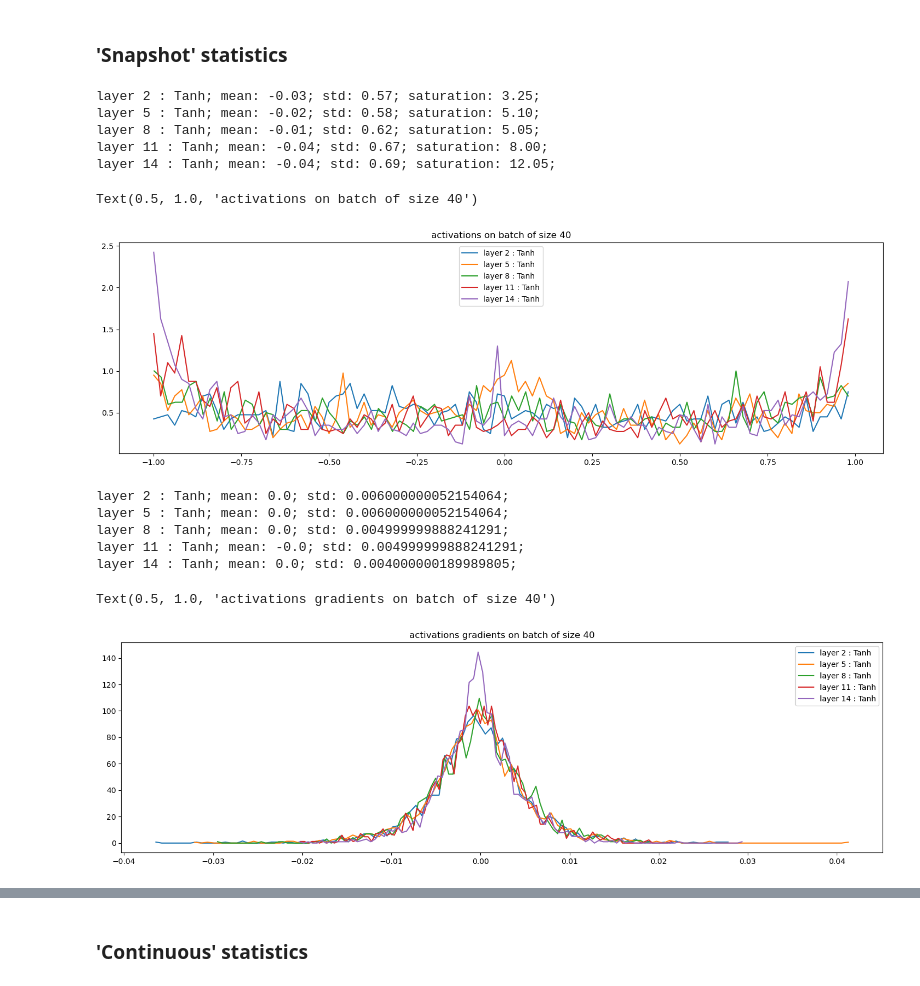
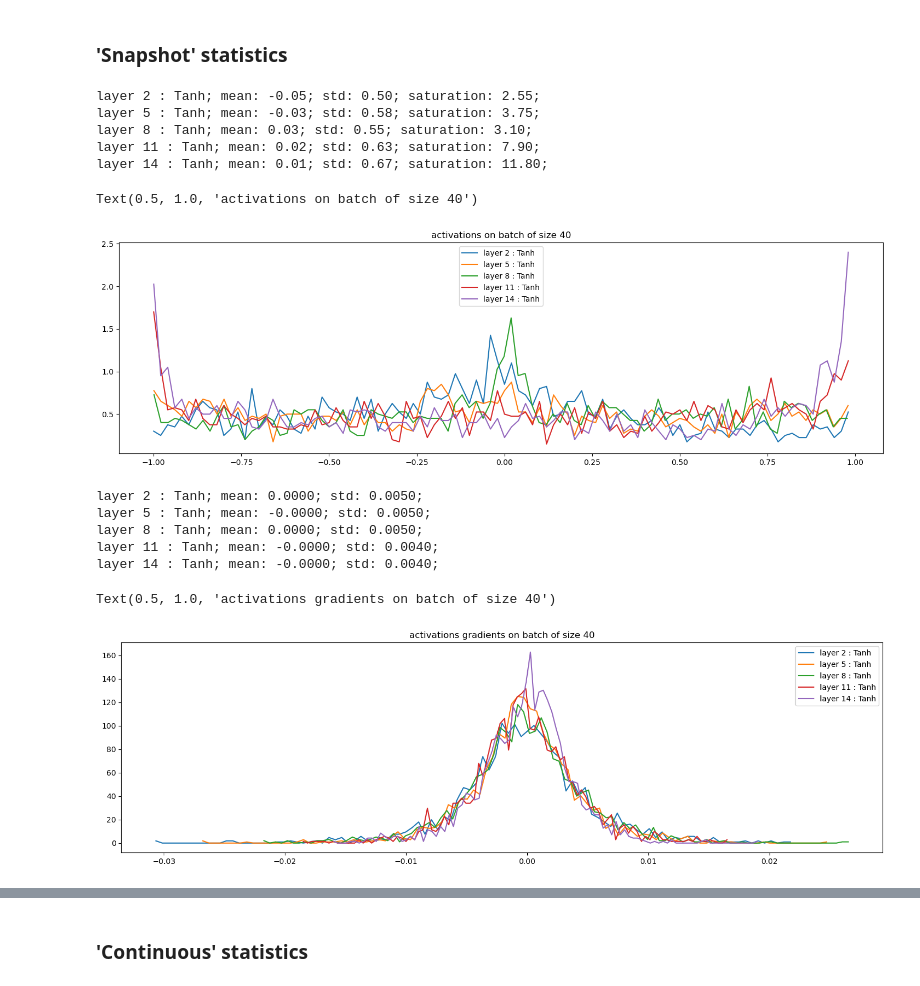
Before and after one commit to larochefoucauld/nn-intro, a Jupyter notebook: batchnorm/batchnorm.ipynb, the cells around one changed output, grey strips where cells are left out. Drawn from its saved outputs; the diff is of its cells as text; code cells hidden in the pictures.

```diff
--- a/batchnorm/batchnorm.ipynb
+++ b/batchnorm/batchnorm.ipynb
@@ -45,6 +48,7 @@ h_context_size = 6
 h_emb_dim = 8
 h_hidden_sizes = [50, 50, 50, 50, 50] # linear+tanh -like layers
 h_batch_size = 40
+h_use_batchnorm = True
 # %%
 # Encode data for chosen architecture
 def build_dataset(raw):
@@ -177,7 +176,7 @@ with torch.no_grad(): # init, no gradient needed
 # %%
 def sample_batch(X, Y):
     ind = torch.randint(0, X.shape[0], (h_batch_size,))
-    return X[ind], Y[ind]
+    return X[ind].to(model_device), Y[ind].to(model_device)
 
 def embed(examples):
     return C[examples].view(examples.shape[0], -1)
@@ -207,13 +206,29 @@ def train_mode():
     for layer in layers:
         layer.training = True
 
+def collect_outs():
+    train_mode()
+    outs = []
+    X_b, Y_b = sample_batch(X_tr, Y_tr)
+    current = embed(X_b)
+    for layer in layers: # forward pass with keeping activations
+        current = layer(current)
+        current.retain_grad() # keep gradients also
+        outs.append(current)
+    loss = F.cross_entropy(current, Y_b)
+    reset_grad()
+    loss.backward() # calculate gradients, no update
+    return outs
+
 def train(iter, lr, collect_stats=False):
     train_mode()
     lossi = []
     upd_scale = []
-    for _ in range(iter):
+    for i in range(iter):
         X_b, Y_b = sample_batch(X_tr, Y_tr)
         loss = F.cross_entropy(forward(X_b), Y_b)
+        if i % (iter / 10) == 0:
+            print(f'{i} / {iter}; loss: {loss.item()}')
         reset_grad()
         loss.backward()
         if collect_stats:
@@ -238,5 +253,7 @@ def eval(split_name):
     }[split_name]
     return F.cross_entropy(forward(X), Y).item()
 # %%
-# Train the model
+# Train the model, collect statistics
 lossi, upd_scale = train(10000, 0.25, collect_stats=True)
+outs = collect_outs()
+print("train loss:", eval('train'), "; val loss:", eval('dev'))
@@ -255,14 +284,15 @@ def visualize(data, name, funcs, precision=None):
             print(f'{func_name}: %.{precision}f' % func(data), end = '; ')
     print()
 # %%
-# Visualize activations
+# Visualize tanh activations
+# We expect the distributions to be roughly uniform, with low (5-8%) saturation
 
 plt.figure(figsize=(18, 5))
 legend = []
-for i, layer in enumerate(layers):
+for i, (layer, out) in enumerate(zip(layers, outs)):
     if isinstance(layer, Tanh):
         name = f'layer {i} : {layer.__class__.__name__}'
-        visualize(layer._out, name,
+        visualize(out, name,
                   {'mean' : (lambda x : x.mean().round(decimals=3)),
                    'std' : (lambda x : x.std().round(decimals=3)),
                    'saturation' : (lambda x : (x.abs() >= 0.97).float().mean() * 100)},
@@ -272,35 +302,38 @@ for i, layer in enumerate(layers):
 plt.legend(legend)
 plt.title(f'activations on batch of size {h_batch_size}')
 # %% [output]
-layer 2 : Tanh; mean: -0.03; std: 0.57; saturation: 3.25;
-layer 5 : Tanh; mean: -0.02; std: 0.58; saturation: 5.10;
-layer 8 : Tanh; mean: -0.01; std: 0.62; saturation: 5.05;
-layer 11 : Tanh; mean: -0.04; std: 0.67; saturation: 8.00;
-layer 14 : Tanh; mean: -0.04; std: 0.69; saturation: 12.05;
+layer 2 : Tanh; mean: -0.05; std: 0.50; saturation: 2.55;
+layer 5 : Tanh; mean: -0.03; std: 0.58; saturation: 3.75;
+layer 8 : Tanh; mean: 0.03; std: 0.55; saturation: 3.10;
+layer 11 : Tanh; mean: 0.02; std: 0.63; saturation: 7.90;
+layer 14 : Tanh; mean: 0.01; std: 0.67; saturation: 11.80;
 Text(0.5, 1.0, 'activations on batch of size 40')
-[figure, old version]
+[figure, new version]
 # %%
-# Visualize activations' gradients
+# Visualize tanh activations' gradients
+# We expect them to be (roughly) Gaussian and (!!!) equal
+# Otherwise we suspect distribution squashing/stretching in the forward pass
 
 plt.figure(figsize=(18, 5))
 legend = []
-for i, layer in enumerate(layers):
+for i, (layer, out) in enumerate(zip(layers, outs)):
     if isinstance(layer, Tanh):
         name = f'layer {i} : {layer.__class__.__name__}'
-        visualize(layer._out.grad, name,
+        visualize(out.grad, name,
                   {'mean' : (lambda x : x.mean().round(decimals=3)),
-                   'std' : (lambda x : x.std().round(decimals=3))}
+                   'std' : (lambda x : x.std().round(decimals=3))},
+                  precision=4
         )
         legend.append(name)
 
 plt.legend(legend)
 plt.title(f'activations gradients on batch of size {h_batch_size}')
 # %% [output]
-layer 2 : Tanh; mean: 0.0; std: 0.006000000052154064;
-layer 5 : Tanh; mean: 0.0; std: 0.006000000052154064;
-layer 8 : Tanh; mean: 0.0; std: 0.004999999888241291;
-layer 11 : Tanh; mean: -0.0; std: 0.004999999888241291;
-layer 14 : Tanh; mean: 0.0; std: 0.004000000189989805;
+layer 2 : Tanh; mean: 0.0000; std: 0.0050;
+layer 5 : Tanh; mean: -0.0000; std: 0.0050;
+layer 8 : Tanh; mean: 0.0000; std: 0.0050;
+layer 11 : Tanh; mean: -0.0000; std: 0.0040;
+layer 14 : Tanh; mean: -0.0000; std: 0.0040;
 Text(0.5, 1.0, 'activations gradients on batch of size 40')
-[figure, old version]
+[figure, new version]
 # %%
```
Also changed, not shown: parts of 11 cells of this notebook.
